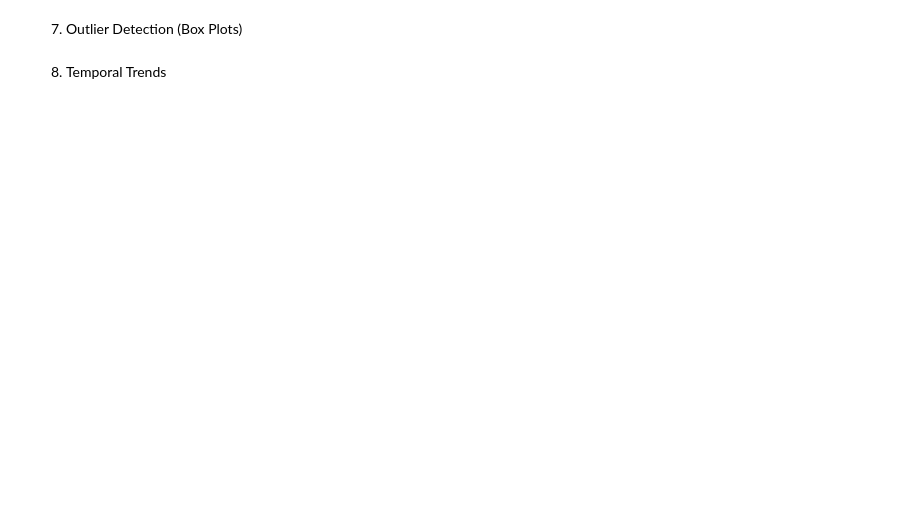
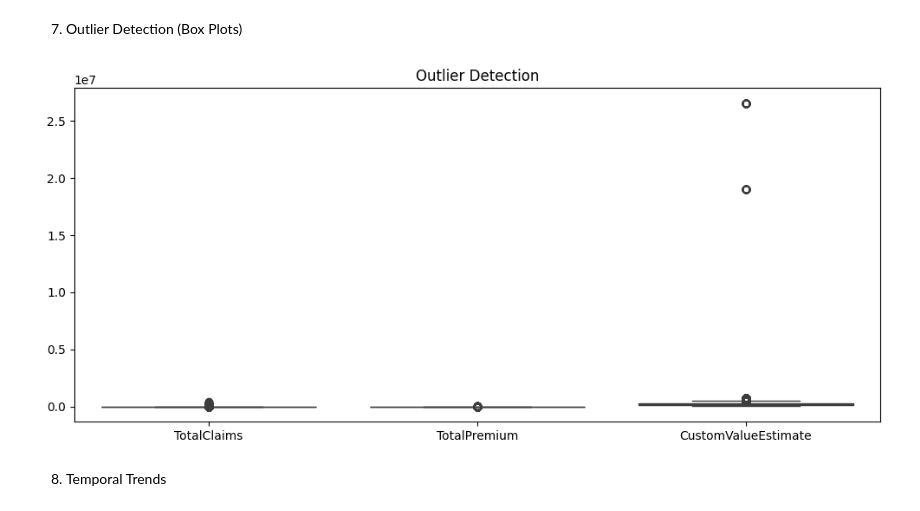
Before and after one commit to HanaTeshome721/B5W3-End-to-End-Insurance-Risk-Analytics-Predictive-Modeling, a Jupyter notebook: notebooks/data-understanding.ipynb, the cells around one changed output. Drawn from its saved outputs; the diff is of its cells as text; code cells hidden in the pictures; blank space fills up the shorter version.

```diff
--- a/notebooks/data-understanding.ipynb
+++ b/notebooks/data-understanding.ipynb
@@ -66,17 +94,11 @@ plt.show()
 # %% [markdown]
 6. Univariate Distributions
 # %%
-# Histogram: TotalPremium
-sns.histplot(df['TotalPremium'], bins=50, kde=True)
-plt.title("Distribution of TotalPremium")
-plt.show()
+# Overall Loss Ratio
+df['LossRatio'] = df['TotalClaims'] / df['TotalPremium']
+print("Overall Loss Ratio:", df['LossRatio'].mean())
 
-# Histogram: TotalClaims
-sns.histplot(df['TotalClaims'], bins=50, kde=True)
-plt.title("Distribution of TotalClaims")
-plt.show()
-
-# Histogram: CustomValueEstimate
-sns.histplot(df['CustomValueEstimate'], bins=50, kde=True)
-plt.title("Distribution of CustomValueEstimate")
-plt.show()
+# By Province, VehicleType, Gender
+print(df.groupby('Province')['LossRatio'].mean().sort_values())
+print(df.groupby('VehicleType')['LossRatio'].mean().sort_values())
+print(df.groupby('Gender')['LossRatio'].mean().sort_values())
@@ -83,15 +123,16 @@ plt.show()
 # %% [markdown]
 7. Outlier Detection (Box Plots)
 # %%
-plt.figure(figsize=(12, 6))
-sns.boxplot(x=df['TotalClaims'])
-plt.title("Outlier Detection in TotalClaims")
+import seaborn as sns
+import matplotlib.pyplot as plt
+
+# Boxplot for key financials
+plt.figure(figsize=(12, 5))
+sns.boxplot(data=df[['TotalClaims', 'TotalPremium', 'CustomValueEstimate']])
+plt.title('Outlier Detection')
 plt.show()
-
-plt.figure(figsize=(12, 6))
-sns.boxplot(x=df['CustomValueEstimate'])
-plt.title("Outlier Detection in CustomValueEstimate")
-plt.show()
+# %% [output]
+[figure, added]
 # %% [markdown]
 8. Temporal Trends
 # %%
```
Also changed, not shown: parts of 21 cells of this notebook.
